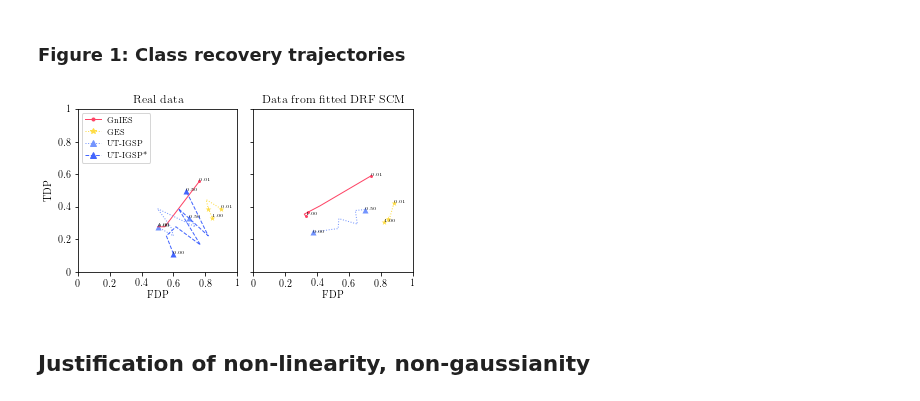
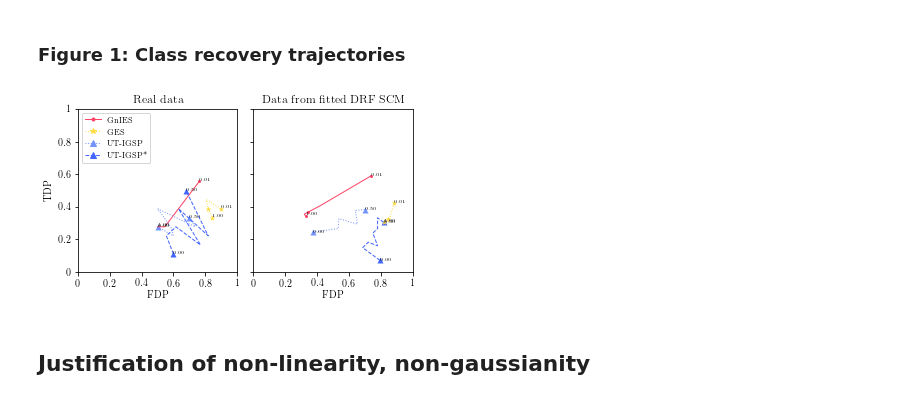
Before and after one commit to juangamella/gnies-paper, a Jupyter notebook: figure_sachs_experiments.ipynb, the cells around one changed output. Drawn from its saved outputs; the diff is of its cells as text; code cells hidden in the pictures.

```diff
--- a/figure_sachs_experiments.ipynb
+++ b/figure_sachs_experiments.ipynb
@@ -110,8 +110,8 @@ ut_igsp_y_drf = np.nanmean(ut_igsp_metrics_drf[metrics.type_2_structc], axis=(0,
 **UT-IGSP***
 # %%
 ut_igsp_hsic_args, ut_igsp_hsic_results, _, ut_igsp_hsic_metrics_real, ut_igsp_hsic_alphas_real = load_results(directory_real, 'ut_igsp_hsic',lambdas_idx=1)
-ut_igsp_hsic_args, ut_igsp_hsic_results, _, ut_igsp_hsic_metrics_gauss, ut_igsp_hsic_alphas_gauss = load_results(directory_gauss, 'ut_igsp',lambdas_idx=1)
-ut_igsp_hsic_args, ut_igsp_hsic_results, _, ut_igsp_hsic_metrics_drf, ut_igsp_hsic_alphas_drf = load_results(directory_drf, 'ut_igsp',lambdas_idx=1)
+ut_igsp_hsic_args, ut_igsp_hsic_results, _, ut_igsp_hsic_metrics_gauss, ut_igsp_hsic_alphas_gauss = load_results(directory_gauss, 'ut_igsp_hsic',lambdas_idx=1)
+ut_igsp_hsic_args, ut_igsp_hsic_results, _, ut_igsp_hsic_metrics_drf, ut_igsp_hsic_alphas_drf = load_results(directory_drf, 'ut_igsp_hsic',lambdas_idx=1)
 
 ut_igsp_hsic_x_real = np.nanmean(ut_igsp_hsic_metrics_real[metrics.type_1_structc], axis=(0,4))[:,0]
 ut_igsp_hsic_y_real = np.nanmean(ut_igsp_hsic_metrics_real[metrics.type_2_structc], axis=(0,4))[:,0]
@@ -250,41 +250,46 @@ if plot_gauss:
     plot_metric(ax, gnies_x_gauss, gnies_y_gauss, gnies_lambdas, 'gnies', [0,2,len(gnies_lambdas)-1], ["%0.2f", "%d"])
     # Plot UT-IGSP
     plot_metric(ax, ut_igsp_x_gauss, ut_igsp_y_gauss, ut_igsp_alphas_gauss, 'ut_igsp', [0,len(ut_igsp_alphas_gauss)-1], ["%0.2f", "%d"])
+    # Plot UT-IGSP*
+    plot_metric(ax, ut_igsp_hsic_x_gauss, ut_igsp_hsic_y_gauss, ut_igsp_hsic_alphas_gauss, 'ut_igsp_hsic', [0,len(ut_igsp_hsic_alphas_gauss)-1], ["%0.2f", "%d"])
     # Plot GES
     plot_metric(ax, ges_x_gauss, ges_y_gauss, ges_lambdas, 'ges', [0,2,len(ges_lambdas)-1], ["%0.2f", "%d"])
     set_ax(ax, yticks=False)
     ax.set_title("Data from fitted Gaussian SCM")
 
 ###########################
 # PLOT DRF DATA
 plt.subplot(gs[2 if plot_gauss else 1])
 ax = plt.gca()
 # Plot GnIES
 plot_metric(ax, gnies_x_drf, gnies_y_drf, gnies_lambdas, 'gnies', [0,2,len(gnies_lambdas)-1], ["%0.2f", "%d"])
 # Plot UT-IGSP
 plot_metric(ax, ut_igsp_x_drf, ut_igsp_y_drf, ut_igsp_alphas_drf, 'ut_igsp', [0,len(ut_igsp_alphas_drf)-1], ["%0.2f", "%d"])
+# Plot UT-IGSP*
+plot_metric(ax, ut_igsp_hsic_x_drf, ut_igsp_hsic_y_drf, ut_igsp_hsic_alphas_drf, 'ut_igsp_hsic', [0,len(ut_igsp_hsic_alphas_drf)-1], ["%0.2f", "%d"])
 # Plot GES
 plot_metric(ax, ges_x_drf, ges_y_drf, ges_lambdas, 'ges', [0,2,len(ges_lambdas)-1], ["%0.2f", "%d"])
 set_ax(ax, yticks=False)
 ax.set_title("Data from fitted DRF SCM")
 
 # Build legend
 method_entries = [Line2D([0], [0],
                          linewidth=1,
                          linestyle=style[method],
                          marker=marker[method],
                          color=color[method]) for method in print_names.keys()]
 method_str = list(print_names.values())
 ax0.legend(method_entries, #+ sample_size_entries
           method_str, # + sample_size_str
           prop={'size':8},
           loc='upper left',
         ncol=1)
 
 
-plt.savefig('figures/figure_sachs_hsic.pdf', bbox_inches='tight')
+filename = 'figures/figure_sachs_gauss.pdf' if plot_gauss else 'figures/figure_sachs.pdf'
+plt.savefig(filename, bbox_inches='tight')
 # %% [output]
-[figure, old version]
+[figure, new version]
 # %% [markdown]
 ## Justification of non-linearity, non-gaussianity
 # %%
```
Also changed, not shown: 1 other file.
